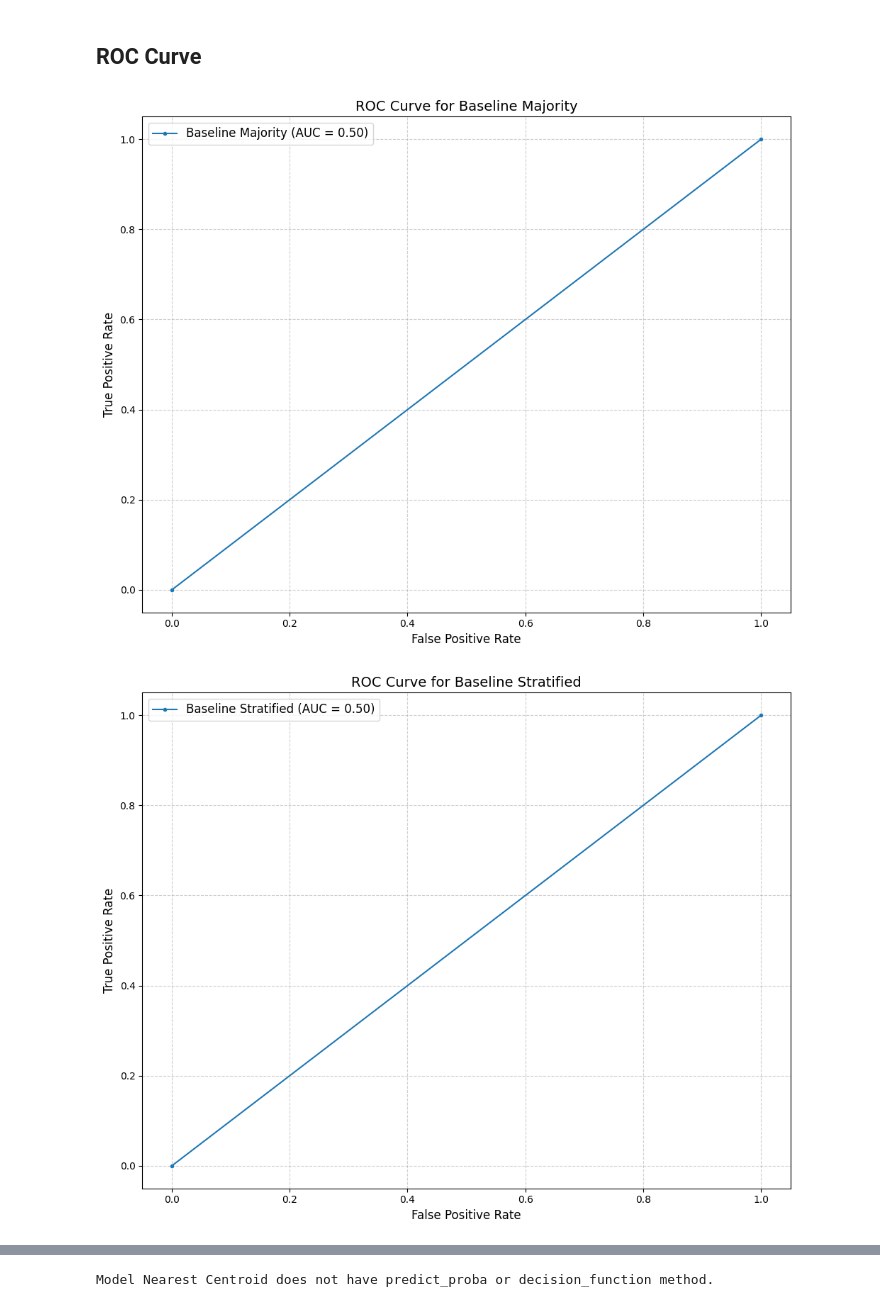
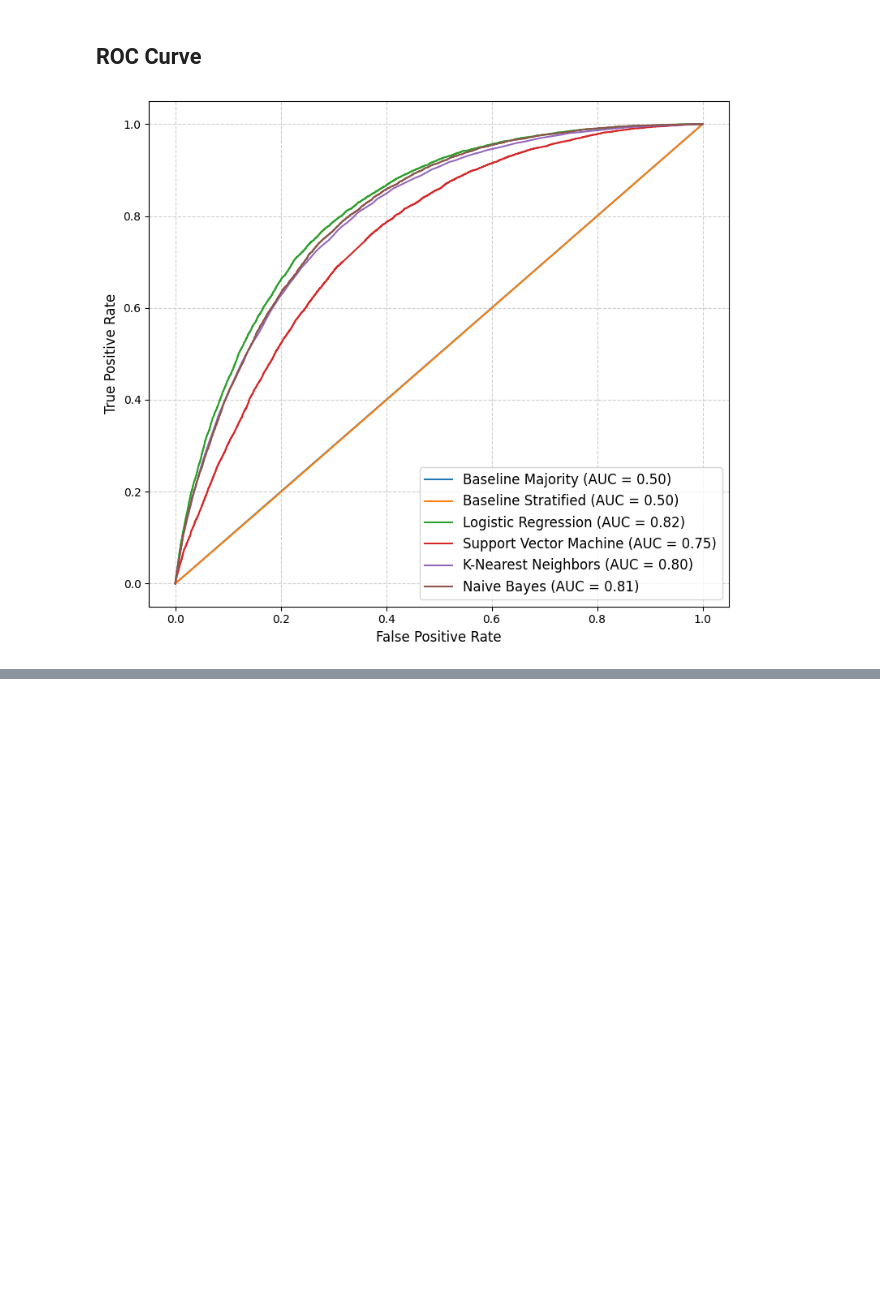
Before and after one commit to benediktpri/ie500_data_mining_project, a Jupyter notebook: notebooks/evaluation.ipynb, the cells around one changed output, grey strips where cells are left out. Drawn from its saved outputs; the diff is of its cells as text; code cells hidden in the pictures; blank space fills up the shorter version.

```diff
--- a/notebooks/evaluation.ipynb
+++ b/notebooks/evaluation.ipynb
@@ -36,16 +34,19 @@ y_test shape: (50229,)
 # %%
 # logistic regression
 lr_model_filename = (
-    "../models/logistic_regression/lr_model_sampling_f1_20241126_104401.pkl"
+    "../models/logistic_regression/lg_model_cv_sampling_pca20241129_165533.pkl"
 )
 logistic_regression = joblib.load(lr_model_filename)
 
 # naive bayes
+naive_bayes_filename = (
+    "../models/naive_bayes/nb_model_cv_f1_20241129_111525.pkl"
+)
+naive_bayes = joblib.load(naive_bayes_filename)
 
 # support vector machine
 svm_model_filename = "../models/support_vector_machine/svm_model__with-probability_full-data__20241127_155642.pkl"
 svm = joblib.load(svm_model_filename)
-
 
 # decision tree
 
@@ -61,7 +62,7 @@ nc = joblib.load(nc_filename)
 bl_model_filename = "../models/baseline/bl_model_majority20241126_120730.pkl"
 bl_majority = joblib.load(bl_model_filename)
 
-bl_model_strat_filename = "../models/baseline/bl_model_majority20241126_120730.pkl"
+bl_model_strat_filename = "../models/baseline/bl_model_stratified20241126_122432.pkl"
 bl_stratified = joblib.load(bl_model_strat_filename)
 
 
@@ -73,5 +74,6 @@ model_dict = {
     "Support Vector Machine": svm,
     "K-Nearest Neighbors": knn,
     "Nearest Centroid": nc,
+    "Naive Bayes": naive_bayes
     # Add other models here
 }
@@ -84,7 +89,7 @@ for model_name, model in model_dict.items():
     X_test = X_test
     y_test_pred = model.predict(X_test)
 
-    report = classification_report(y_test, y_test_pred, digits=4)
+    report = classification_report(y_test, y_test_pred, digits=4, zero_division=0)
     print(f"\n=== Model: {model_name} ===\n")
     print("Classification Report:\n", report)
     accuracy = accuracy_score(y_test, y_test_pred)
@@ -132,7 +137,7 @@ metrics_list = []  # Temporary list to store rows before creating the final Data
 
 for model_name, model in model_dict.items():
     y_test_pred = model.predict(X_test)
-    report = classification_report(y_test, y_test_pred, digits=4, output_dict=True)
+    report = classification_report(y_test, y_test_pred, digits=4, output_dict=True, zero_division=0)
     accuracy = accuracy_score(y_test, y_test_pred)
     tn, fp, fn, tp = confusion_matrix(y_test, y_test_pred).ravel()
     specificity = tn / (tn + fp)  # Specificity calculation
@@ -346,34 +271,37 @@ for model_name, model in model_dict.items():
 ## ROC Curve
 # %%
 from sklearn.metrics import roc_curve, roc_auc_score
-
 import matplotlib.pyplot as plt
 
+# Initialize a figure
+plt.figure(figsize=(8, 7))
+
+# Iterate over models and plot their ROC curves on the same plot
 for model_name, model in model_dict.items():
     if hasattr(model, "predict_proba"):
         y_test_proba = model.predict_proba(X_test)[:, 1]  # Use probabilities for the positive class
     else:
         # Fallback to decision_function if predict_proba is unavailable
         try:
             y_test_proba = model.decision_function(X_test)
-        except AttributeError:
-            print(f"Model {model_name} does not have predict_proba or decision_function method.")
+        except:
             continue
 
-    # Calculate ROC curve
+    # Compute false positive rate, true positive rate, and AUC
     fpr, tpr, _ = roc_curve(y_test, y_test_proba)
     roc_auc = roc_auc_score(y_test, y_test_proba)
 
-    # Plot the ROC curve
-    plt.figure(figsize=(10, 8))
-    plt.plot(fpr, tpr, marker='.', label=f'{model_name} (AUC = {roc_auc:.2f})')
-    plt.xlabel('False Positive Rate', fontsize=12)
-    plt.ylabel('True Positive Rate', fontsize=12)
-    plt.title(f'ROC Curve for {model_name}', fontsize=14)
-    plt.legend(fontsize=12)
-    plt.grid(alpha=0.6, linestyle='--')
-    plt.tight_layout()
-    plt.show()
+    # Plot the ROC curve with AUC in the label
+    plt.plot(fpr, tpr, label=f"{model_name} (AUC = {roc_auc:.2f})")
+
+# Add plot customizations
+plt.xlabel('False Positive Rate', fontsize=12)
+plt.ylabel('True Positive Rate', fontsize=12)
+plt.grid(alpha=0.6, linestyle='--')
+plt.legend(fontsize=12)
+plt.tight_layout()
+
+# Display the combined plot
+plt.show()
 # %% [output]
-[figure, old version]
+[figure, new version]
-[figure, removed]
@@ -383 +307,0 @@ for model_name, model in model_dict.items():
-Model Nearest Centroid does not have predict_proba or decision_function method.
```
Also changed, not shown: parts of 14 cells of this notebook.
